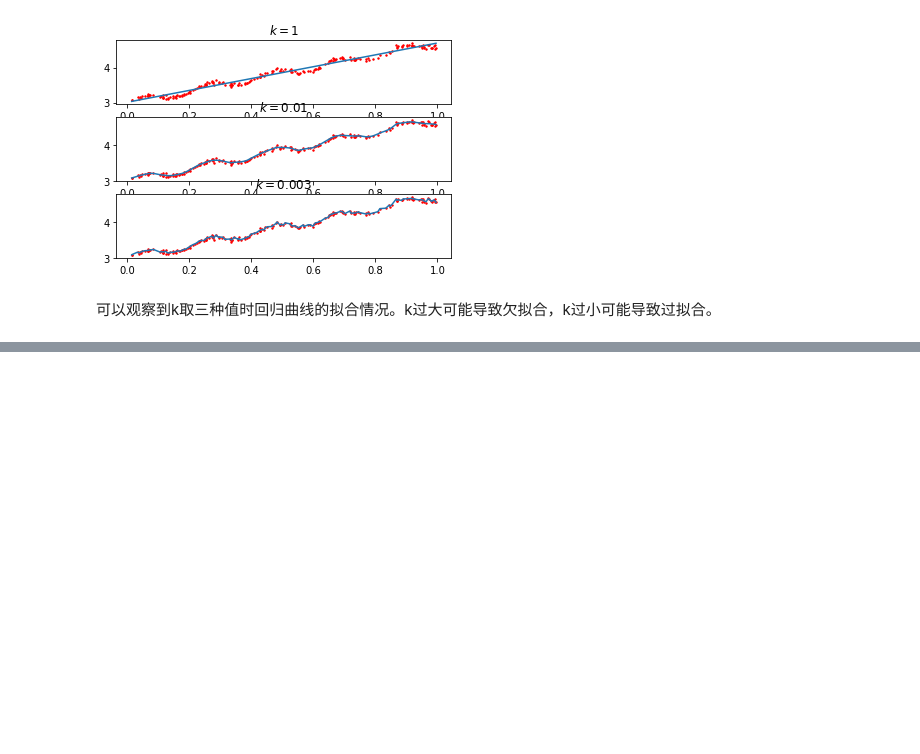
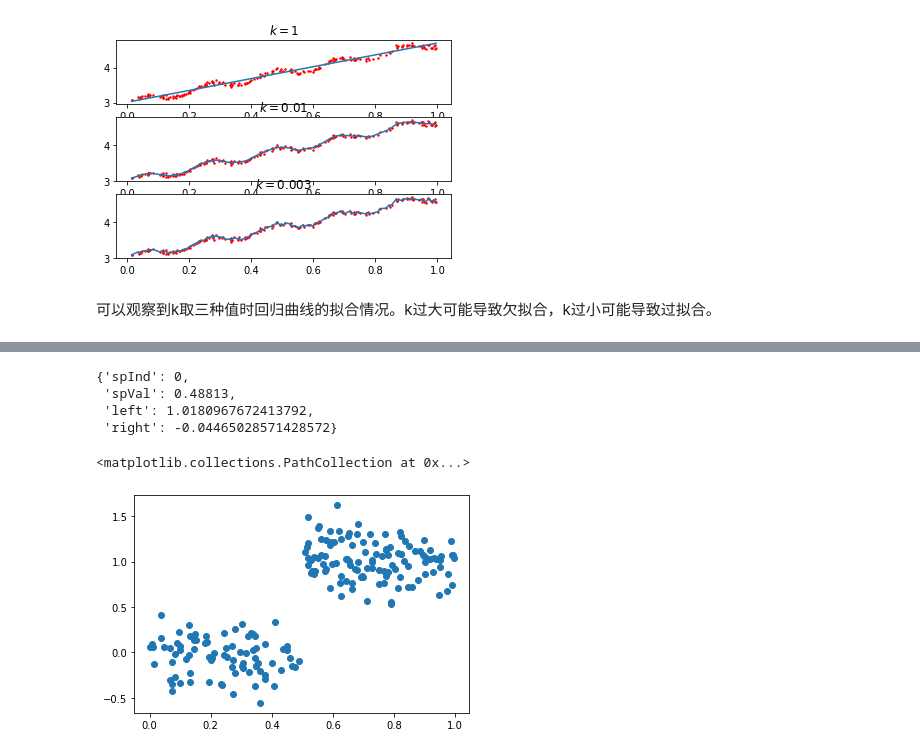
Before and after one commit to MarioZZJ/PM.SimLab-AML, a Jupyter notebook: L5-Regression.ipynb, the cells around one changed output, grey strips where cells are left out. Drawn from its saved outputs; the diff is of its cells as text; code cells hidden in the pictures; blank space fills up the shorter version.

```diff
--- a/L5-Regression.ipynb
+++ b/L5-Regression.ipynb
@@ -161,0 +462,14 @@ ax3.scatter(xMat[:,1].flatten().A[0],yMat.T[:,0].flatten().A[0], s=2, c='r')
+# %%
+myDat = loadDataSet('./data/ex00.txt')
+myMat = np.mat(myDat)
+createTree(myMat)
+# %% [output]
+{'spInd': 0,
+ 'spVal': 0.48813,
+ 'left': 1.0180967672413792,
+ 'right': -0.04465028571428572}
+# %%
+plt.scatter(np.array(myDat)[:,0],np.array(myDat)[:,1])
+# %% [output]
+<matplotlib.collections.PathCollection at 0x...>
+[figure, added]
```
Also changed, not shown: parts of 41 cells of this notebook.
